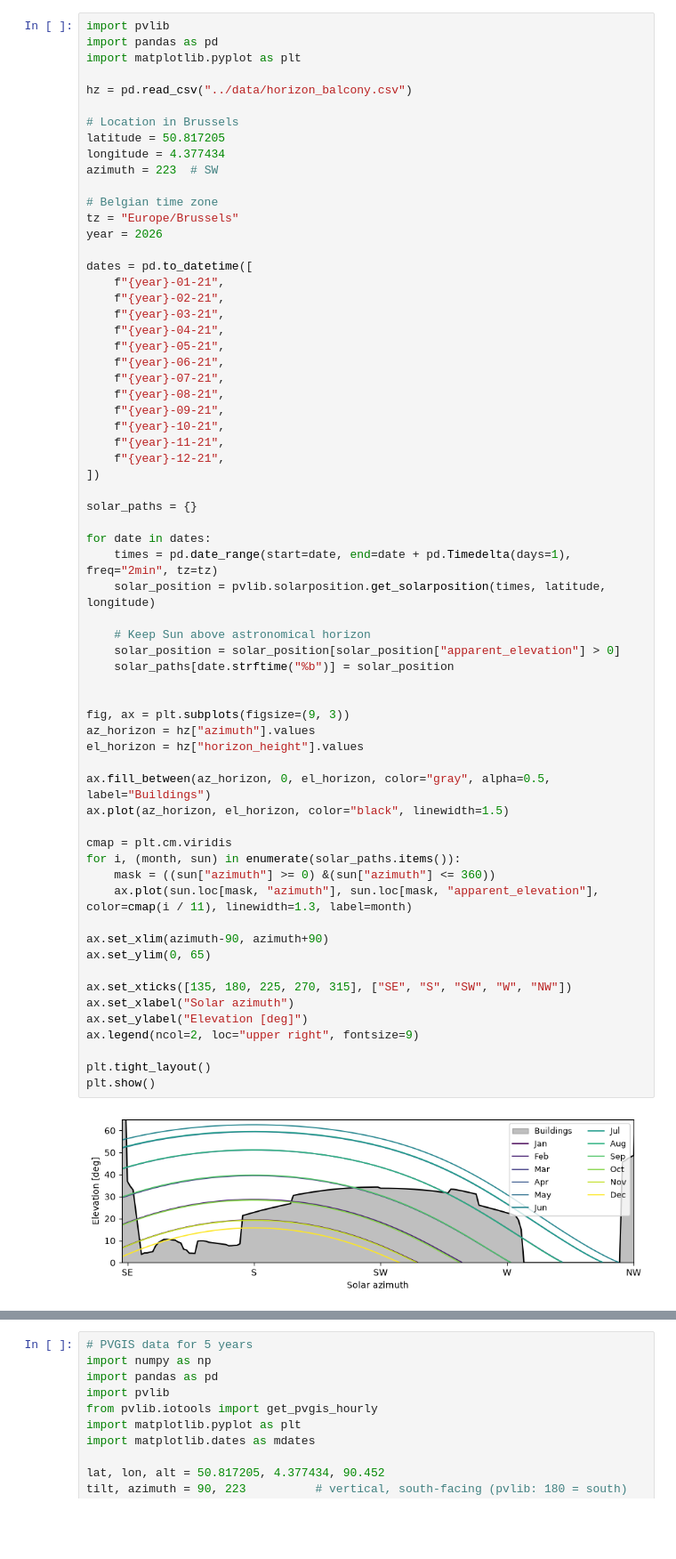
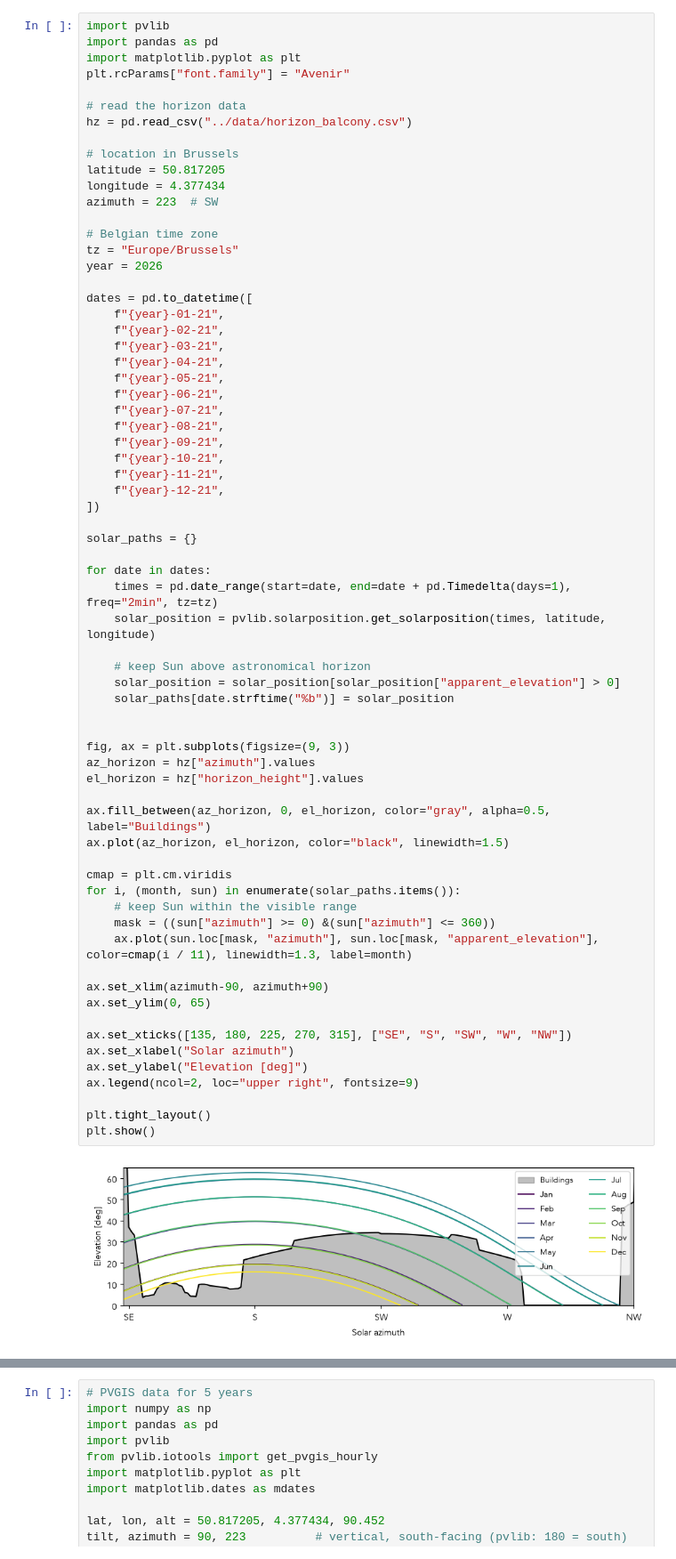
Before and after one commit to albertoprocacci/ders-in-brussels, a Jupyter notebook: book/01_balcony-pv-production.ipynb, the cells around one changed output, grey strips where cells are left out. Shown at 89% size. Drawn from its saved outputs; the diff is of its cells as text; blank space fills up the shorter version.

```diff
--- a/book/01_balcony-pv-production.ipynb
+++ b/book/01_balcony-pv-production.ipynb
@@ -25,10 +26,12 @@ Unfortunately, the information regarding the horizon is much harder to get. The
 import pvlib
 import pandas as pd
 import matplotlib.pyplot as plt
+plt.rcParams["font.family"] = "Avenir"
 
+# read the horizon data
 hz = pd.read_csv("../data/horizon_balcony.csv")
 
-# Location in Brussels
+# location in Brussels
 latitude = 50.817205
 longitude = 4.377434
 azimuth = 223  # SW
@@ -58,34 +61,35 @@ for date in dates:
     times = pd.date_range(start=date, end=date + pd.Timedelta(days=1), freq="2min", tz=tz)
     solar_position = pvlib.solarposition.get_solarposition(times, latitude, longitude)
 
-    # Keep Sun above astronomical horizon
+    # keep Sun above astronomical horizon
     solar_position = solar_position[solar_position["apparent_elevation"] > 0]
     solar_paths[date.strftime("%b")] = solar_position
 
 
 fig, ax = plt.subplots(figsize=(9, 3))
 az_horizon = hz["azimuth"].values
 el_horizon = hz["horizon_height"].values
 
 ax.fill_between(az_horizon, 0, el_horizon, color="gray", alpha=0.5, label="Buildings")
 ax.plot(az_horizon, el_horizon, color="black", linewidth=1.5)
 
 cmap = plt.cm.viridis
 for i, (month, sun) in enumerate(solar_paths.items()):
+    # keep Sun within the visible range
     mask = ((sun["azimuth"] >= 0) &(sun["azimuth"] <= 360))
     ax.plot(sun.loc[mask, "azimuth"], sun.loc[mask, "apparent_elevation"], color=cmap(i / 11), linewidth=1.3, label=month)
 
 ax.set_xlim(azimuth-90, azimuth+90)
 ax.set_ylim(0, 65)
 
 ax.set_xticks([135, 180, 225, 270, 315], ["SE", "S", "SW", "W", "NW"])
 ax.set_xlabel("Solar azimuth")
 ax.set_ylabel("Elevation [deg]")
 ax.legend(ncol=2, loc="upper right", fontsize=9)
 
 plt.tight_layout()
 plt.show()
 # %% [output]
-[figure, old version]
+[figure, new version]
 # %% [markdown]
 As you can see, I have quite a big building in front of my balcony. During the summer months, the sun is higher than the building for most of the day. However, this means also that it will hit the solar panel with a large angle, which is not ideal. During the winter months, the solar panel will get a bit of sunlight only during late morning.
```
Also changed, not shown: parts of 13 cells of this notebook.
